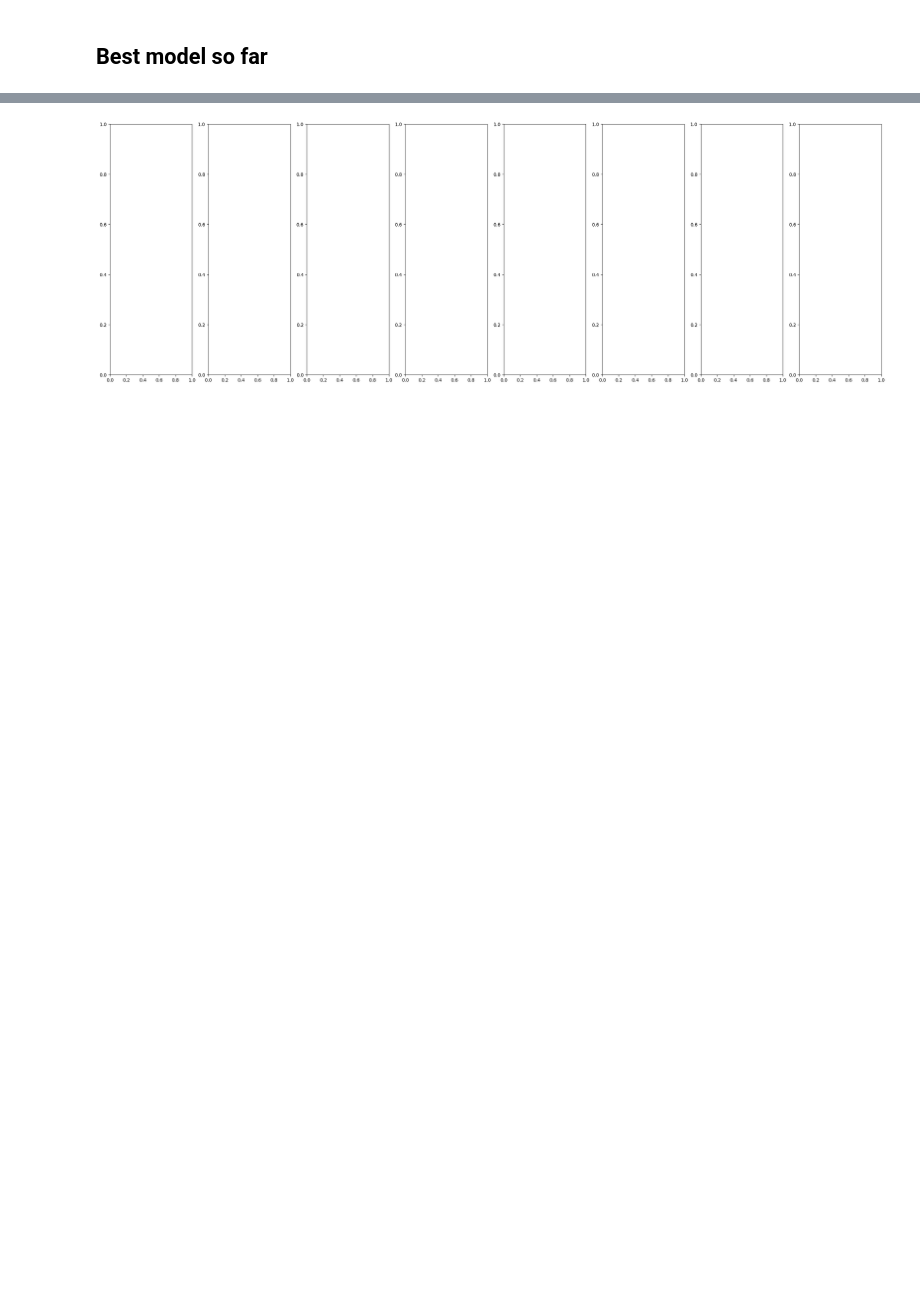
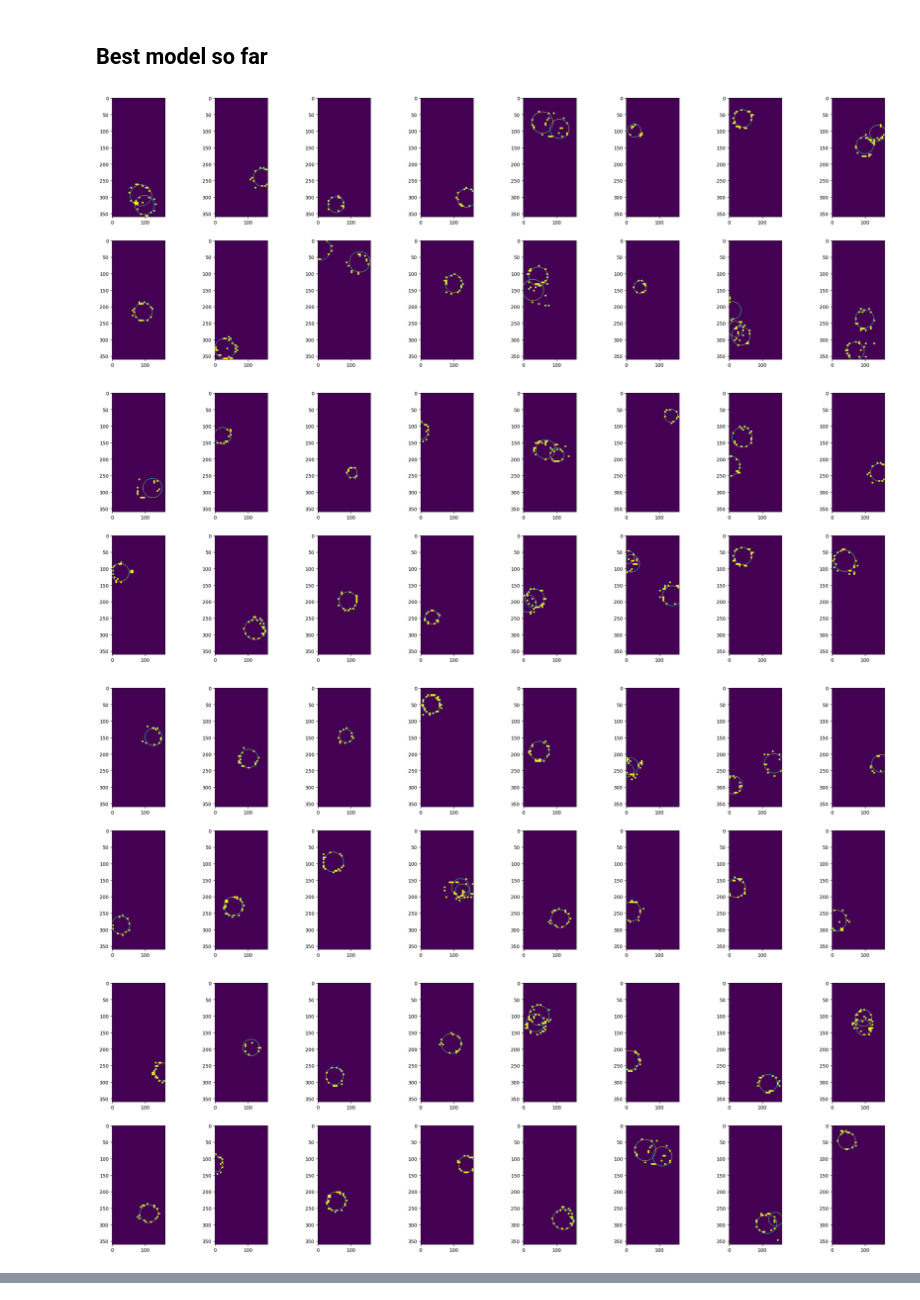
Before and after one commit to borkh/mcbm-ring-reco, a Jupyter notebook: real_sim_data.ipynb, the cells around one changed output, grey strips where cells are left out. Drawn from its saved outputs; the diff is of its cells as text; code cells hidden in the pictures; blank space fills up the shorter version.

```diff
--- a/real_sim_data.ipynb
+++ b/real_sim_data.ipynb
@@ -76,15 +75,21 @@ To enable them in other operations, rebuild TensorFlow with the appropriate comp
 ## Best model so far
 # %%
 model = tf.keras.models.load_model("models/bmsf.model")
-#model = tf.keras.models.load_model("models/bmsf.model")
-#model = tf.keras.models.load_model("models/checkpoints/202204031255")j
+#model = tf.keras.models.load_model("models/checkpoints/CosDecayRestarts-202204070948.model")
+#model = tf.keras.models.load_model("models/checkpoints/202204031255")
 
-show_predict(np.array(hits_true[:200]), model, 1, 8, 0)#, "fig{}".format(i))
+for i in range(5):
+    show_predict(np.array(hits_true[:200]), model, 2, 8, i)
+#    show_predict(X, model, 2, 8, i)
 
 #for i in range(10):
 #    show_predict(np.array(hits_true[:200]), model, i)#, "fig{}".format(i))
 #    show_predict(X, model, i)#, "fig{}".format(i))
 
 #from tensorflow.keras.utils import plot_model
 #plot_model(model, to_file='model_plot.png', show_shapes=True, show_layer_names=True, rankdir="LR")
 # %% [output]
+[figure, new version]
+[figure, added]
+[figure, added]
+[figure, added]
@@ -92 +97,0 @@ IndexError: too many indices for array: array is 1-dimensional, but 2 were index
-[figure, old version]
```
Also changed, not shown: parts of 6 cells of this notebook, 22 other files.
